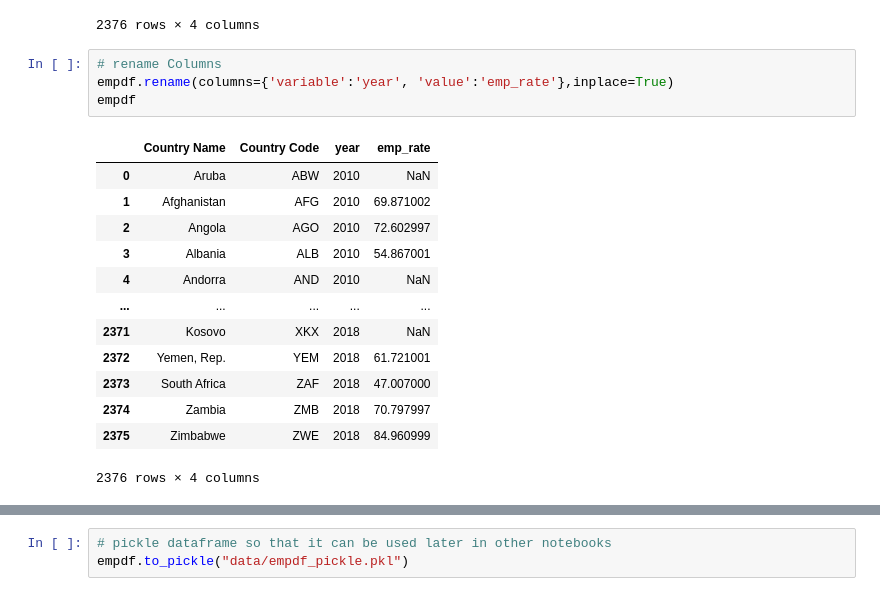
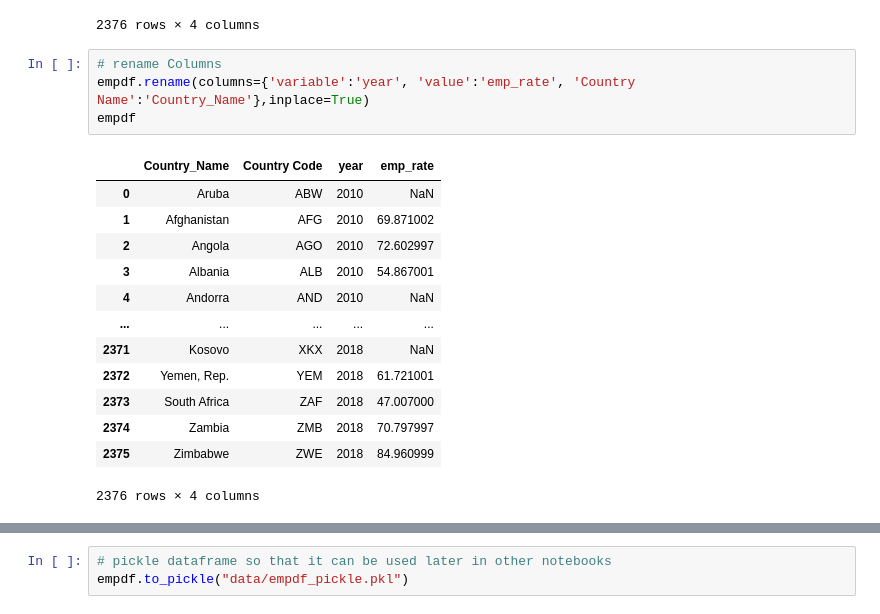
Before and after one commit to PHI-Case-Studies/2019-COVID19-Africa-Basic, a Jupyter notebook: NB03-AfricaCovid19-DataProcessing.ipynb, the cells around one changed output, grey strips where cells are left out. Drawn from its saved outputs; the diff is of its cells as text.

```diff
--- a/NB03-AfricaCovid19-DataProcessing.ipynb
+++ b/NB03-AfricaCovid19-DataProcessing.ipynb
@@ -62,10 +62,10 @@ empdf
 2376 rows × 4 columns
 # %%
 # rename Columns
-empdf.rename(columns={'variable':'year', 'value':'emp_rate'},inplace=True)
+empdf.rename(columns={'variable':'year', 'value':'emp_rate', 'Country Name':'Country_Name'},inplace=True)
 empdf
 # %% [output]
-|  | Country Name | Country Code | year | emp_rate |
+|  | Country_Name | Country Code | year | emp_rate |
 | 0 | Aruba | ABW | 2010 | NaN |
 | 1 | Afghanistan | AFG | 2010 | 69.871002 |
 | 2 | Angola | AGO | 2010 | 72.602997 |
```
Also changed, not shown: parts of 23 cells of this notebook, 2 other files.
